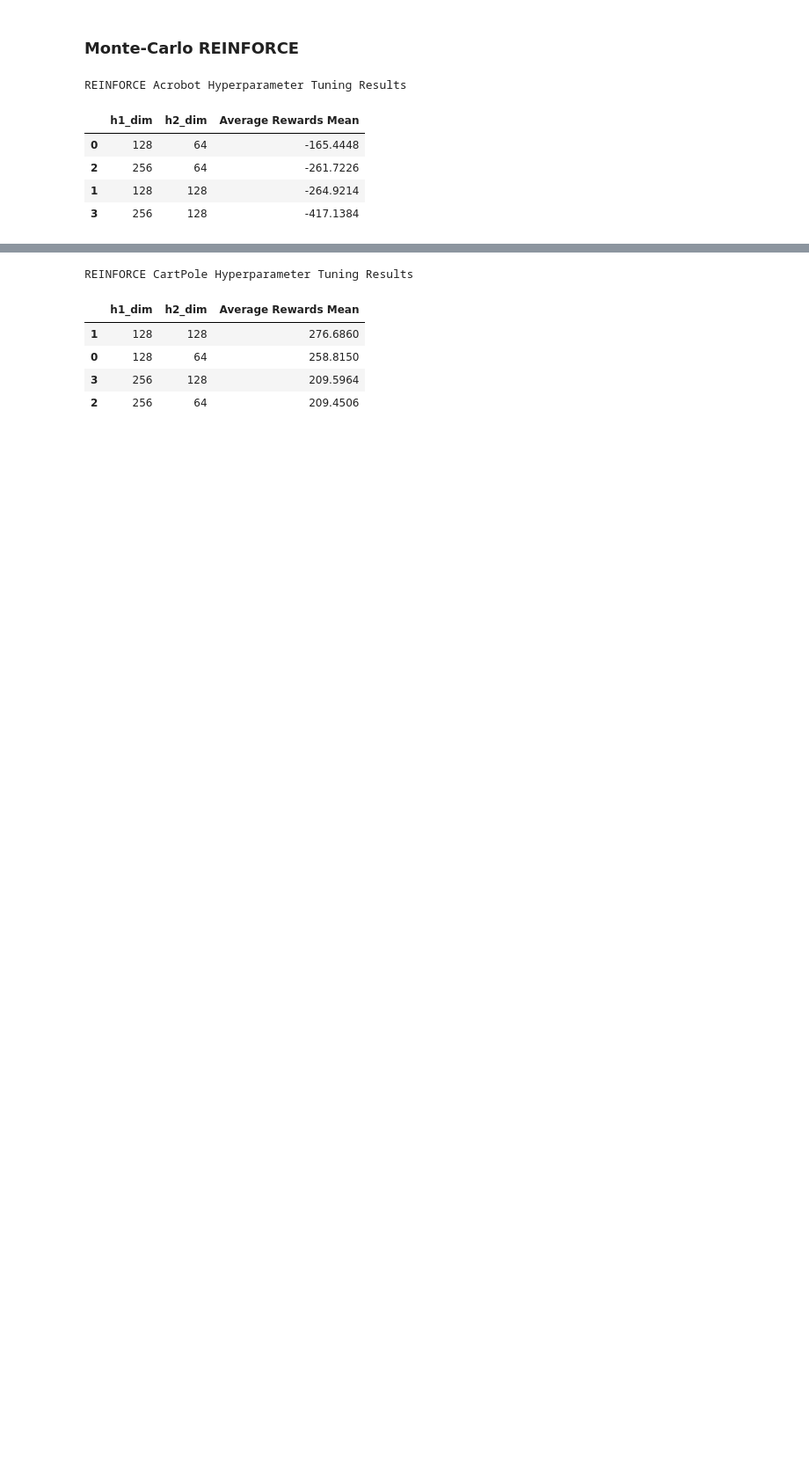
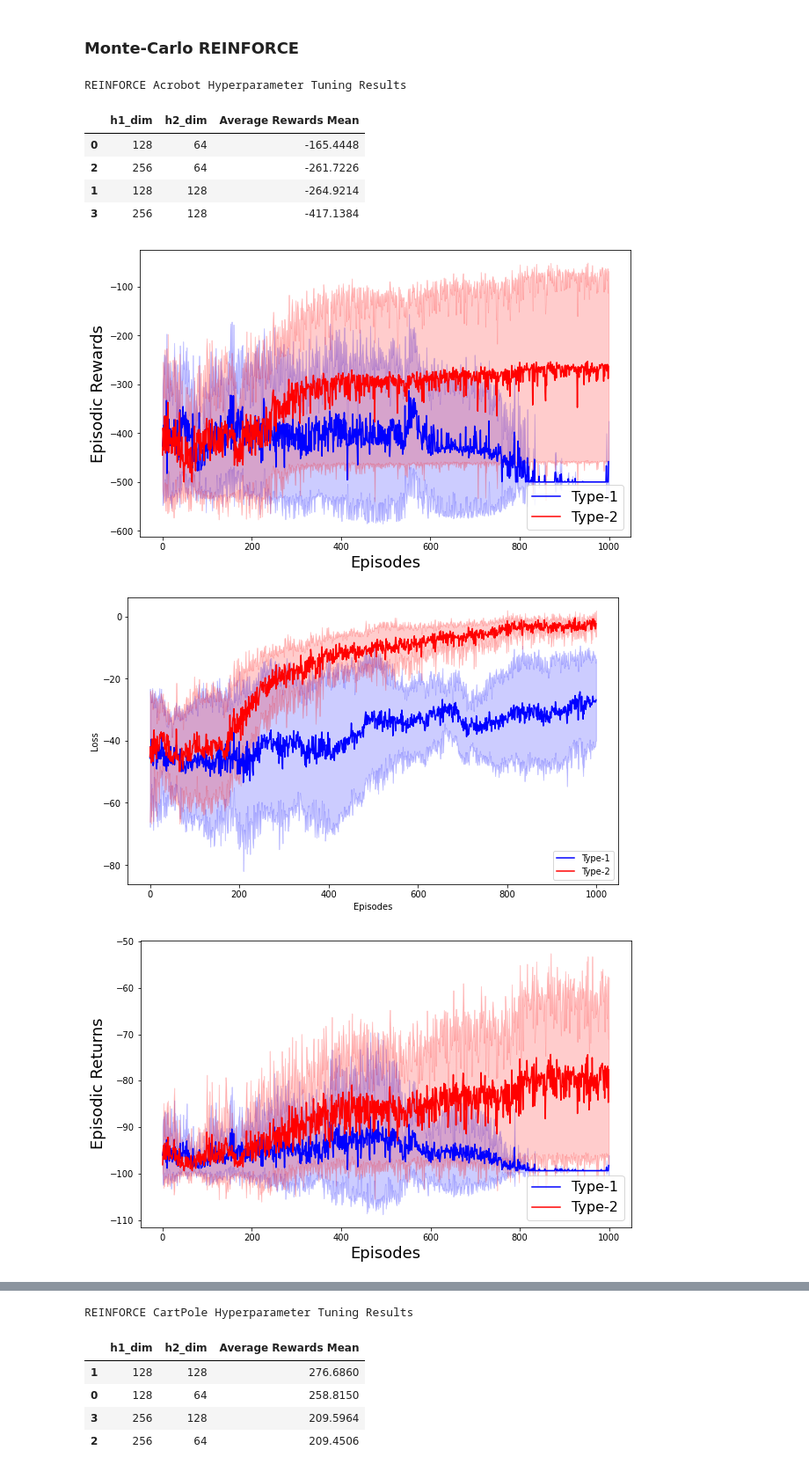
Before and after one commit to nishant-sahoo/RL_Assignments, a Jupyter notebook: Programming Assignments/PA2/notebook.ipynb, the cells around one changed output, grey strips where cells are left out. Shown at 88% size. Saved outputs shown, nothing was run; the diff lists cells and outputs as text; code cells hidden in the pictures; blank space fills up the shorter version.

Commit message:
mc reinforce changes

```diff
--- a/Programming Assignments/PA2/notebook.ipynb
+++ b/Programming Assignments/PA2/notebook.ipynb
@@ -305,18 +303,18 @@ class MonteCarloREINFORCEAgent:
         rewards = torch.FloatTensor(rewards).to(device)
 
         returns = self._compute_returns(rewards)
-        # returns = (returns - returns.mean()) / (returns.std() + 1e-8) if self.baseline else returns
 
         if self.baseline:
             values = self.value_net(states).squeeze()
             loss_w = self.loss_fn(values, returns)
+            returns = returns - values.detach()
             self.optimizer_w.zero_grad()
             loss_w.backward()
             self.optimizer_w.step()
 
         log_probs = torch.log(self.policy_net(states))
-        log_probs_actions = log_probs[range(len(actions)), actions]
-        loss_theta = -torch.sum(log_probs_actions * returns)
+        log_probs_actions = log_probs.gather(1, actions.unsqueeze(1)).squeeze()
+        loss_theta = -torch.mean(log_probs_actions * returns)
 
         self.optimizer_theta.zero_grad()
         loss_theta.backward()
@@ -387,7 +385,7 @@ class Trainer:
         losses = []
         episodic_returns = []
         frames = []  # List to store frames
-        for episode in tqdm(range(self.args.max_episodes)):
+        for episode in (range(self.args.max_episodes)):
             state = self.env.reset()
             episode_reward = 0
             episodic_return = 0
@@ -417,7 +415,7 @@ class Trainer:
         losses = []
         episodic_returns = []
         frames = []  # List to store frames
-        for episode in tqdm(range(self.args.max_episodes)):
+        for episode in (range(self.args.max_episodes)):
             state = self.env.reset()
             episode_reward = 0
             episodic_return = 0
@@ -815,7 +875,7 @@ args = Args()
 
 # After tuning, we got the following results:
 args.h1_dim = 128
-args.h2_dim = 64
+args.h2_dim = 128*4
 
 mc_reinforce_acrobot_results = pd.read_csv('hptuning/mc_reinforce_acrobot.csv')
 mc_reinforce_acrobot_results = mc_reinforce_acrobot_results.sort_values(by='Average Rewards Mean', ascending=False)
@@ -831,22 +891,28 @@ REINFORCE Acrobot Hyperparameter Tuning Results
 # %%
 # Monte Carlo REINFORCE
 # Acrobot-v1 without baseline
 env_name = "Acrobot-v1"
 agent_type = "reinforce"
 trainer = Trainer(env_name, agent_type, baseline=False, args=args)
 rewards1, losses1, returns1 = trainer.train()
 
 # Acrobot-v1 with baseline
 env_name = "Acrobot-v1"
 agent_type = "reinforce"
 trainer = Trainer(env_name, agent_type, baseline=True, args=args)
 rewards2, losses2, returns2 = trainer.train()
 
 # Load results
 rewards1, losses1, returns1 = results_loader("Acrobot-v1", "reinforce", baseline=False)
 rewards2, losses2, returns2 = results_loader("Acrobot-v1", "reinforce", baseline=True)
 
 # Plots
 plot_rewards(rewards1, rewards2, "MC REINFORCE Acrobot-v1", "plots/mc_reinforce_acrobot_rewards")
 plot_losses(losses1, losses2, "MC REINFORCE Acrobot-v1", "plots/mc_reinforce_acrobot_losses")
 plot_returns(returns1, returns2, "MC REINFORCE Acrobot-v1", "plots/mc_reinforce_acrobot_returns")
+plot_running_rewards(rewards1, rewards2, "MC REINFORCE Acrobot-v1", "plots/mc_reinforce_acrobot_running_rewards")
+plot_running_returns(returns1, returns2, "MC REINFORCE Acrobot-v1", "plots/mc_reinforce_acrobot_running_returns")
+# %% [output]
+[figure, added]
+[figure, added]
+[figure, added]
```
Also changed, not shown: parts of 7 cells of this notebook, 34 other files.
